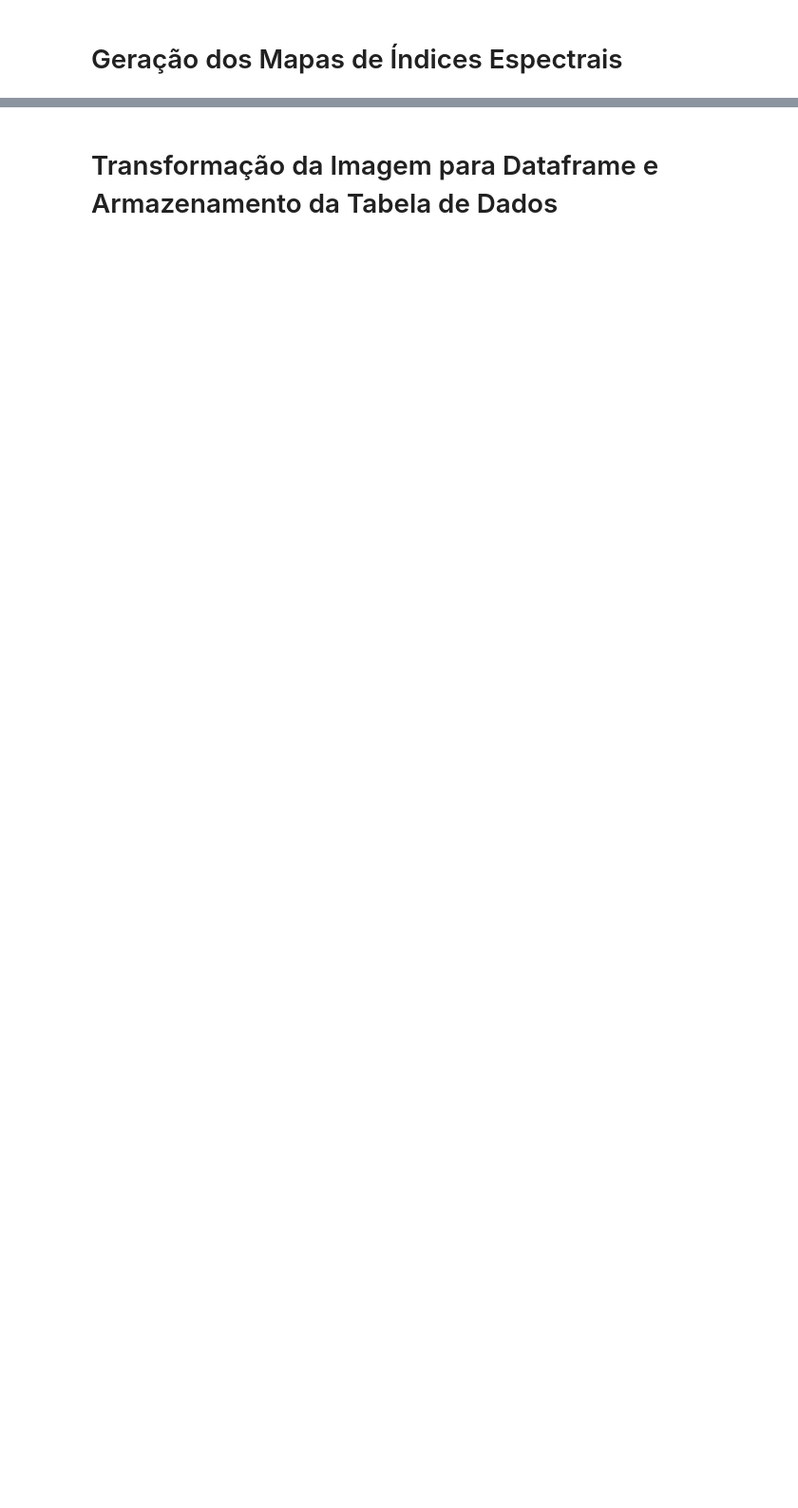
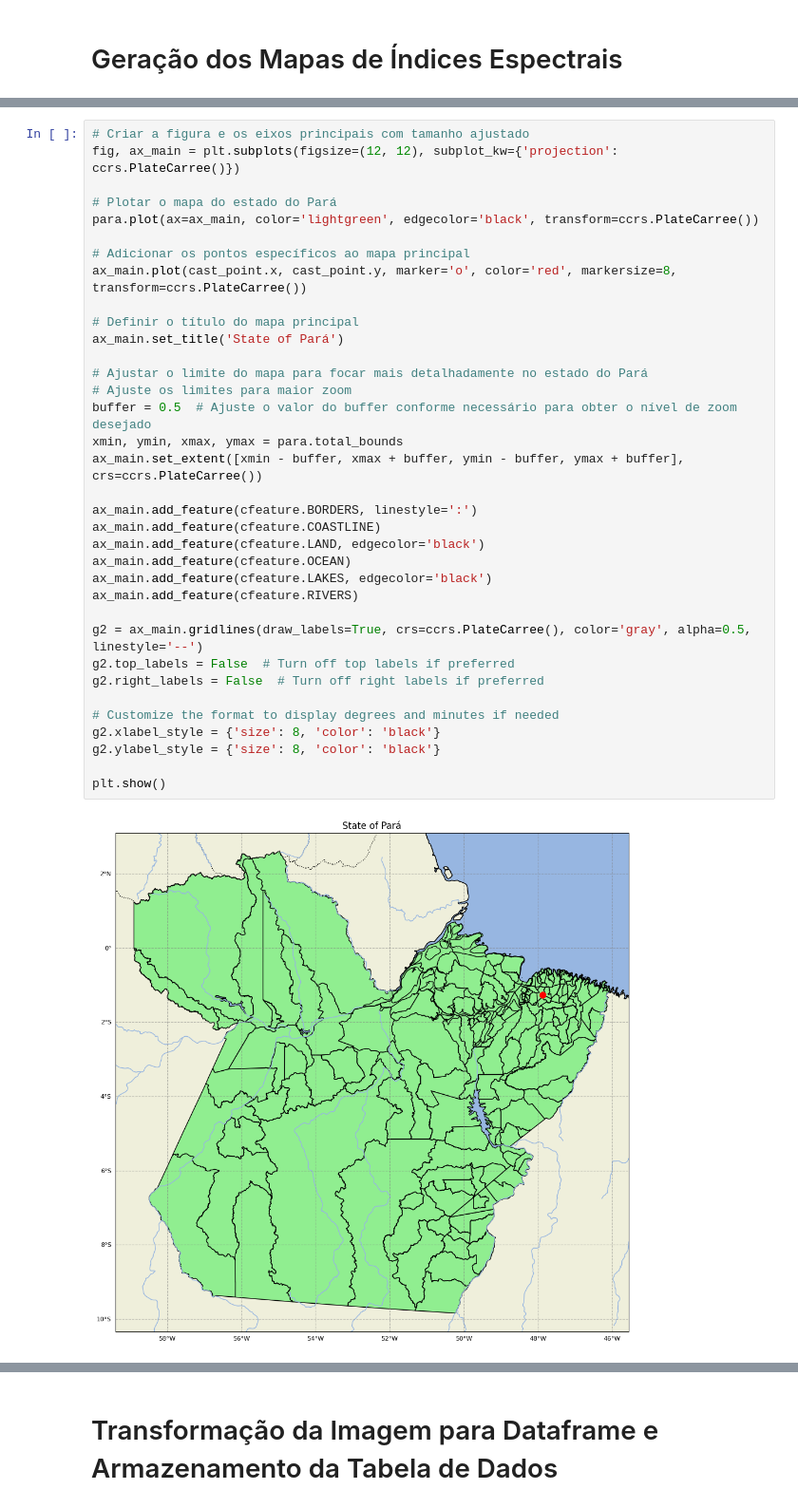
Before and after one commit to PHVGuimaraes-dev/RS_UHI_2023_Castanhal-PA, a Jupyter notebook: UHI_Castanhal_SBSR2025.ipynb, the cells around one changed output, grey strips where cells are left out. Shown at 95% size. Drawn from its saved outputs; the diff is of its cells as text; blank space fills up the shorter version.

```diff
--- a/UHI_Castanhal_SBSR2025.ipynb
+++ b/UHI_Castanhal_SBSR2025.ipynb
@@ -336,5 +356,42 @@ castanhal = para[para['nmmun'].str.upper() == 'CASTANHAL']
 #castanhal = brazil_municipalities[(brazil_municipalities['siglauf'] == 'PA') &
 #                                  (brazil_municipalities['nmmun'].str.upper() == 'CASTANHAL')]
+# %%
+# Criar a figura e os eixos principais com tamanho ajustado
+fig, ax_main = plt.subplots(figsize=(12, 12), subplot_kw={'projection': ccrs.PlateCarree()})
+
+# Plotar o mapa do estado do Pará
+para.plot(ax=ax_main, color='lightgreen', edgecolor='black', transform=ccrs.PlateCarree())
+
+# Adicionar os pontos específicos ao mapa principal
+ax_main.plot(cast_point.x, cast_point.y, marker='o', color='red', markersize=8, transform=ccrs.PlateCarree())
+
+# Definir o título do mapa principal
+ax_main.set_title('State of Pará')
+
+# Ajustar o limite do mapa para focar mais detalhadamente no estado do Pará
+# Ajuste os limites para maior zoom
+buffer = 0.5  # Ajuste o valor do buffer conforme necessário para obter o nível de zoom desejado
+xmin, ymin, xmax, ymax = para.total_bounds
+ax_main.set_extent([xmin - buffer, xmax + buffer, ymin - buffer, ymax + buffer], crs=ccrs.PlateCarree())
+
+ax_main.add_feature(cfeature.BORDERS, linestyle=':')
+ax_main.add_feature(cfeature.COASTLINE)
+ax_main.add_feature(cfeature.LAND, edgecolor='black')
+ax_main.add_feature(cfeature.OCEAN)
+ax_main.add_feature(cfeature.LAKES, edgecolor='black')
+ax_main.add_feature(cfeature.RIVERS)
+
+g2 = ax_main.gridlines(draw_labels=True, crs=ccrs.PlateCarree(), color='gray', alpha=0.5, linestyle='--')
+g2.top_labels = False  # Turn off top labels if preferred
+g2.right_labels = False  # Turn off right labels if preferred
+
+# Customize the format to display degrees and minutes if needed
+g2.xlabel_style = {'size': 8, 'color': 'black'}
+g2.ylabel_style = {'size': 8, 'color': 'black'}
+
+plt.show()
+# %% [output]
+[figure, added]
 # %%
 fig, ax = plt.subplots(figsize=(12, 10), subplot_kw={'projection': ccrs.PlateCarree()})
 
```
Also changed, not shown: parts of 8 cells of this notebook.
